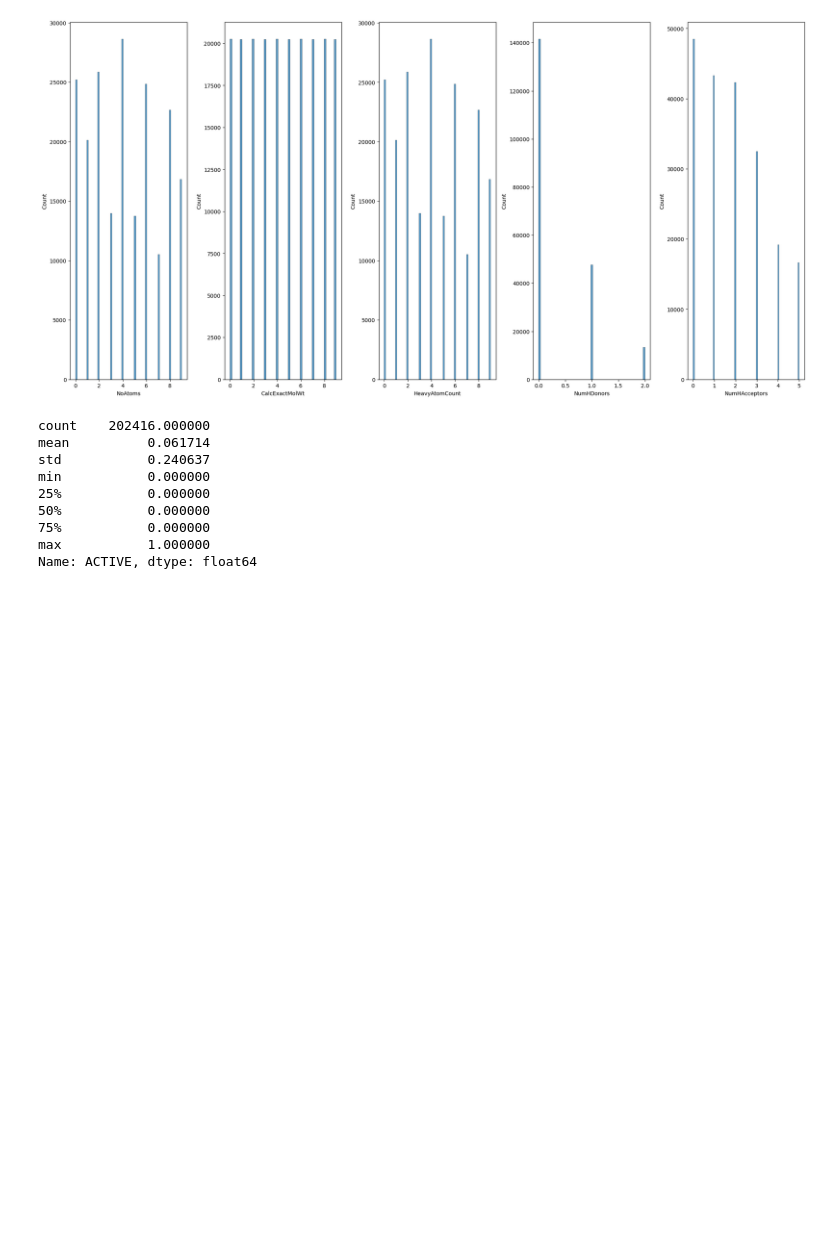
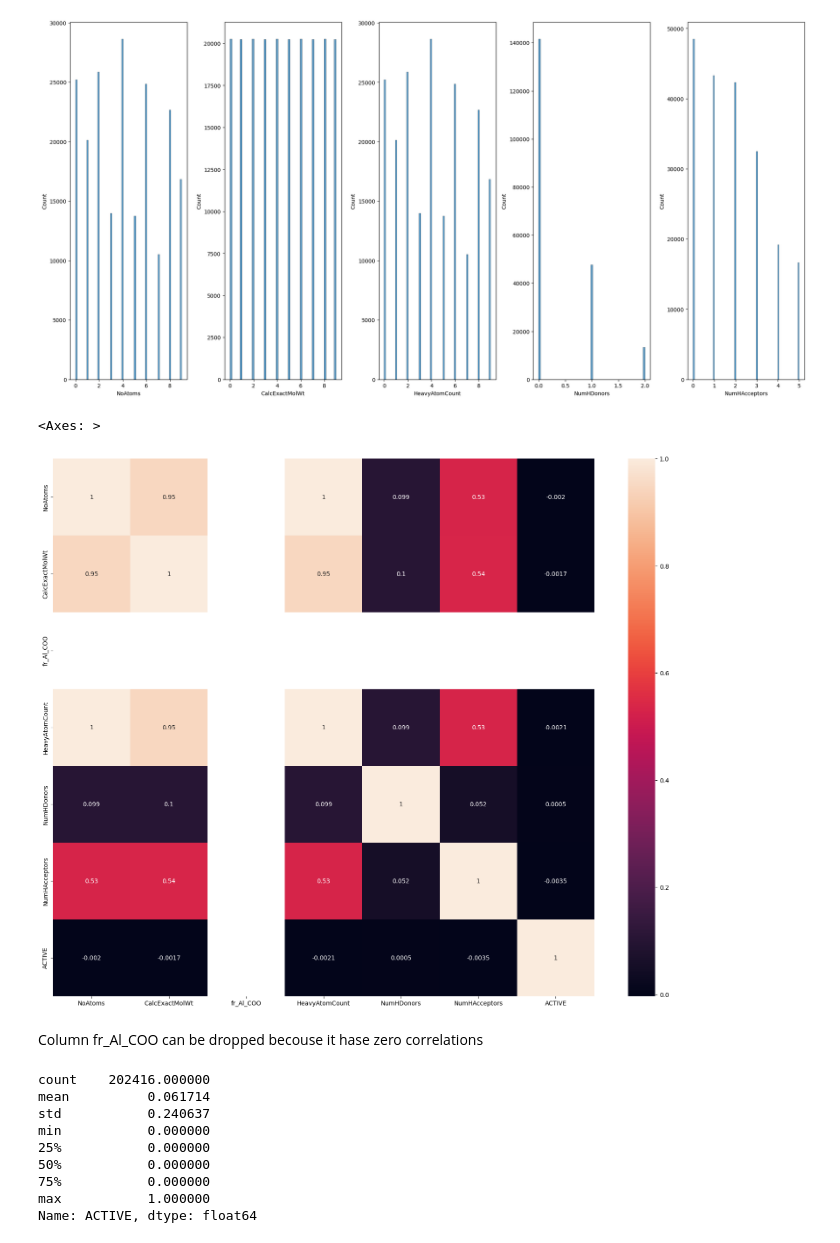
Before and after one commit to shoshano/Programing_for_data_science, a Jupyter notebook: Assignment4/eda_preprocesed_data.ipynb, the cells around one changed output. Drawn from its saved outputs; the diff is of its cells as text; code cells hidden in the pictures; blank space fills up the shorter version.

```diff
--- a/Assignment4/eda_preprocesed_data.ipynb
+++ b/Assignment4/eda_preprocesed_data.ipynb
@@ -24,7 +25,7 @@ from sklearn.decomposition import PCA
 ### Load data
 # %%
 dir_path = os.getcwd()
-train_path = os.path.join(dir_path, "datasets", "training_smiles_processed2.csv")
+train_path = os.path.join(dir_path, "datasets", "training_smiles_processed_norm_bins.csv")
 
 train_data = pd.read_csv(train_path, index_col="INDEX")
 # %% [markdown]
@@ -113,7 +114,13 @@ plt.show()
 [figure]
 # %%
 # Select only numeric columns for correlation
-train_data_numeric = train_data["NoAtoms", "CalcExactMolWt", "fr_Al_COO", "HeavyAtomCount", "NumHDonors", "NumHAcceptors"]
+num_vars = ["NoAtoms", "CalcExactMolWt", "fr_Al_COO", "HeavyAtomCount", "NumHDonors", "NumHAcceptors", "ACTIVE"]
+train_data_numeric = train_data[num_vars]
 
 plt.figure(figsize=(20, 16))
-sns.heatmap(train_data.corr(), fmt='.2g', annot=True)
+sns.heatmap(train_data_numeric.corr(), fmt='.2g', annot=True)
+# %% [output]
+<Axes: >
+[figure, added]
+# %% [markdown]
+Column fr_Al_COO can be dropped becouse it hase zero correlations
```
Also changed, not shown: parts of 10 cells of this notebook, 2 other files.
